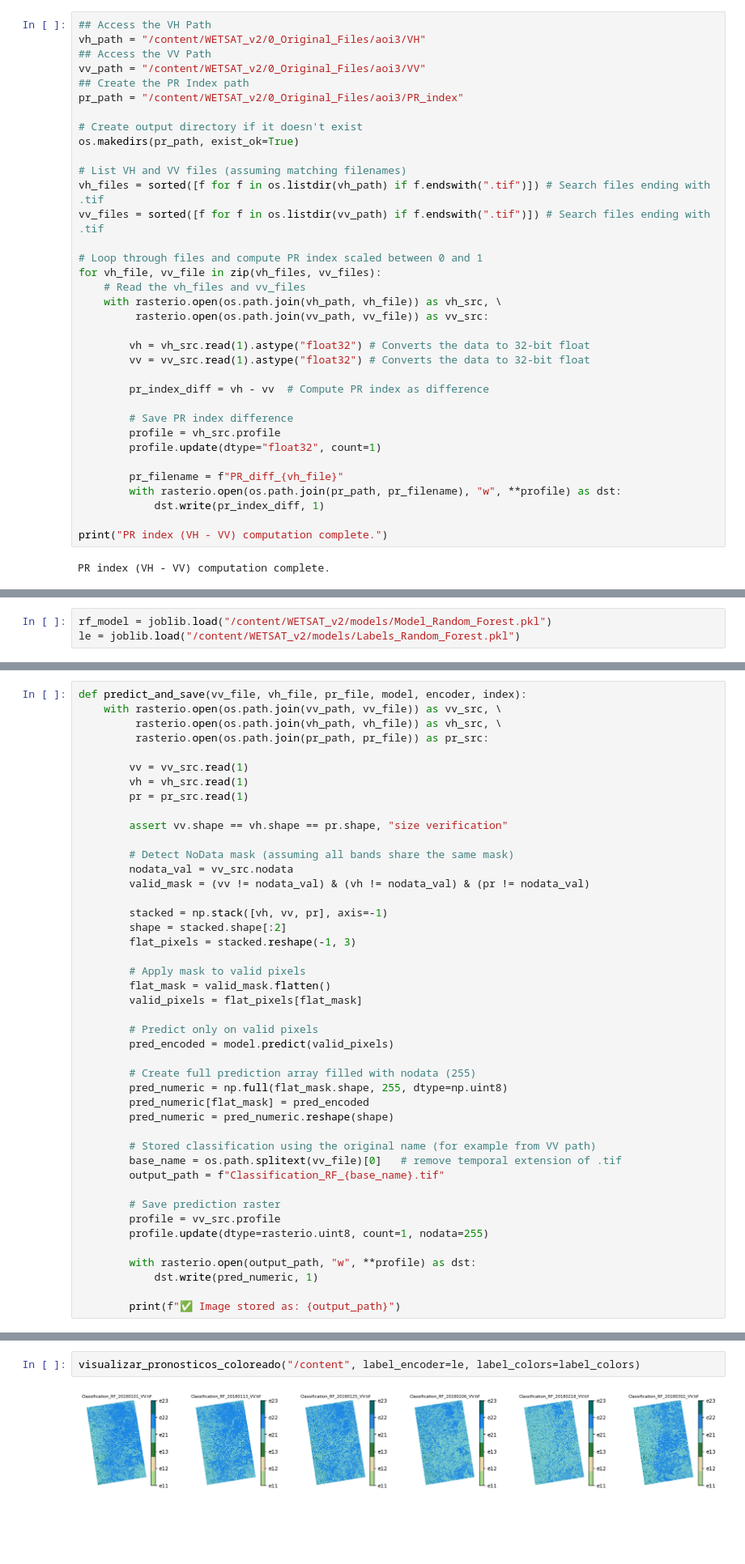
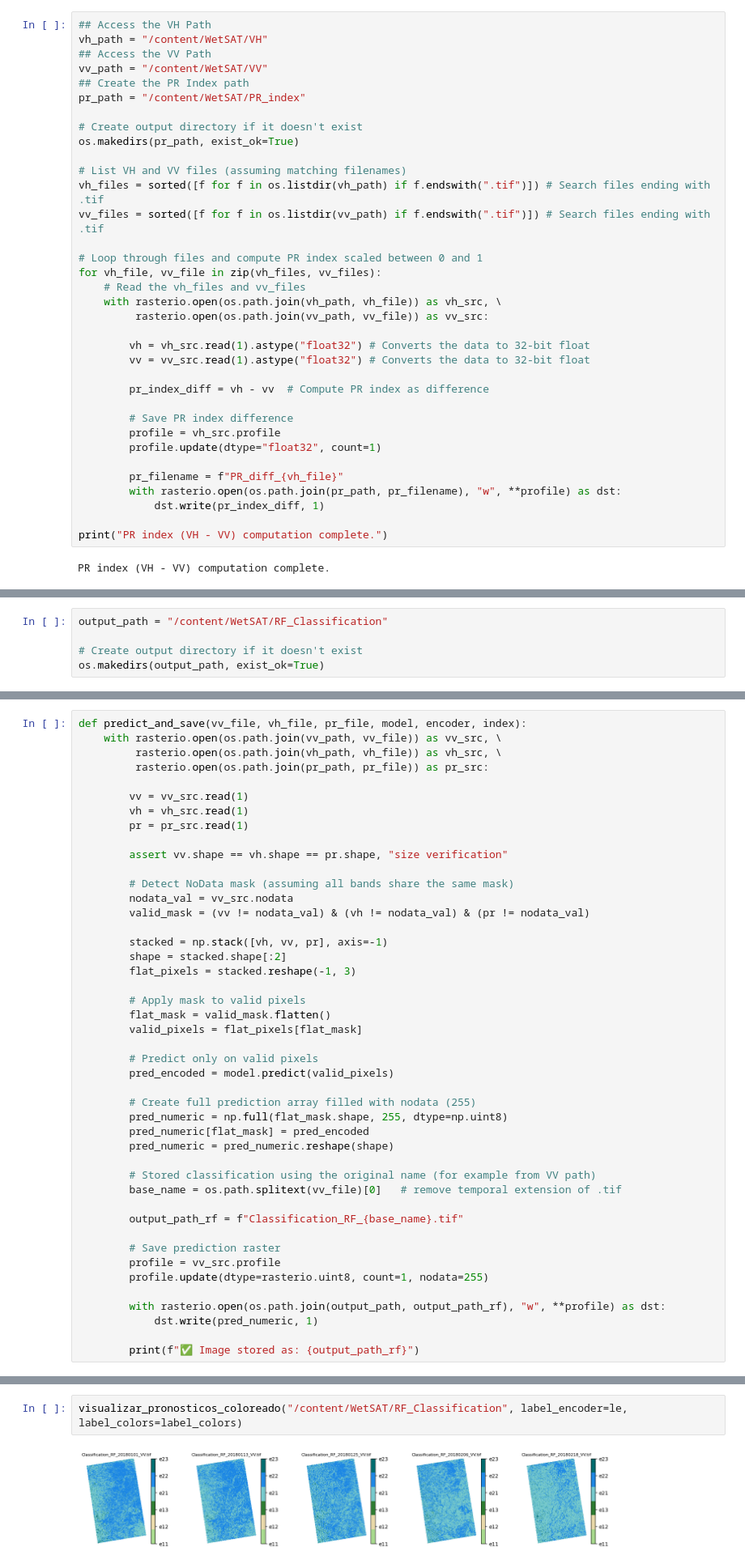
Before and after one commit to CarlosMendez1997Sei/WETSAT_v2, a Jupyter notebook: 2_Modelling_WETSAT_Google_Colab/User_Version_Random_Forest_WetSAT.ipynb, the cells around one changed output, grey strips where cells are left out. Shown at 81% size. Saved outputs shown, nothing was run; the diff lists cells and outputs as text; blank space fills up the shorter version.

```diff
--- a/2_Modelling_WETSAT_Google_Colab/User_Version_Random_Forest_WetSAT.ipynb
+++ b/2_Modelling_WETSAT_Google_Colab/User_Version_Random_Forest_WetSAT.ipynb
@@ -147,11 +154,11 @@ label_encoders = joblib.load("label_encoders.pkl")
 ### Calculate the PR index in new AOI
 # %%
 ## Access the VH Path
-vh_path = "/content/WETSAT_v2/0_Original_Files/aoi3/VH"
+vh_path = "/content/WetSAT/VH"
 ## Access the VV Path
-vv_path = "/content/WETSAT_v2/0_Original_Files/aoi3/VV"
+vv_path = "/content/WetSAT/VV"
 ## Create the PR Index path
-pr_path = "/content/WETSAT_v2/0_Original_Files/aoi3/PR_index"
+pr_path = "/content/WetSAT/PR_index"
 
 # Create output directory if it doesn't exist
 os.makedirs(pr_path, exist_ok=True)
@@ -187,3 +191,0 @@ PR index (VH - VV) computation complete.
-# %%
-rf_model = joblib.load("/content/WETSAT_v2/models/Model_Random_Forest.pkl")
-le = joblib.load("/content/WETSAT_v2/models/Labels_Random_Forest.pkl")
@@ -193,3 +197,8 @@ vh_files = sorted([f for f in os.listdir(vh_path) if f.endswith(".tif")])
 pr_files = sorted([f for f in os.listdir(pr_path) if f.endswith(".tif")])
 
 assert len(vv_files) == len(vh_files) == len(pr_files), "The size of VV, VH and PR must be equal (size)"
+# %%
+output_path = "/content/WetSAT/RF_Classification"
+
+# Create output directory if it doesn't exist
+os.makedirs(output_path, exist_ok=True)
@@ -227,13 +238,14 @@ def predict_and_save(vv_file, vh_file, pr_file, model, encoder, index):
 
         # Stored classification using the original name (for example from VV path)
         base_name = os.path.splitext(vv_file)[0]   # remove temporal extension of .tif
-        output_path = f"Classification_RF_{base_name}.tif"
+
+        output_path_rf = f"Classification_RF_{base_name}.tif"
 
         # Save prediction raster
         profile = vv_src.profile
         profile.update(dtype=rasterio.uint8, count=1, nodata=255)
 
-        with rasterio.open(output_path, "w", **profile) as dst:
+        with rasterio.open(os.path.join(output_path, output_path_rf), "w", **profile) as dst:
             dst.write(pred_numeric, 1)
 
-        print(f"✅ Image stored as: {output_path}")
+        print(f"✅ Image stored as: {output_path_rf}")
@@ -376,6 +390,6 @@ label_colors = {
     'e23': '#006D6F'   # Water – Dense vegetation
 }
 # %%
-visualizar_pronosticos_coloreado("/content", label_encoder=le, label_colors=label_colors)
+visualizar_pronosticos_coloreado("/content/WetSAT/RF_Classification", label_encoder=le, label_colors=label_colors)
 # %% [output]
-[figure, old version]
+[figure, new version]
```
Also changed, not shown: parts of 18 cells of this notebook.
